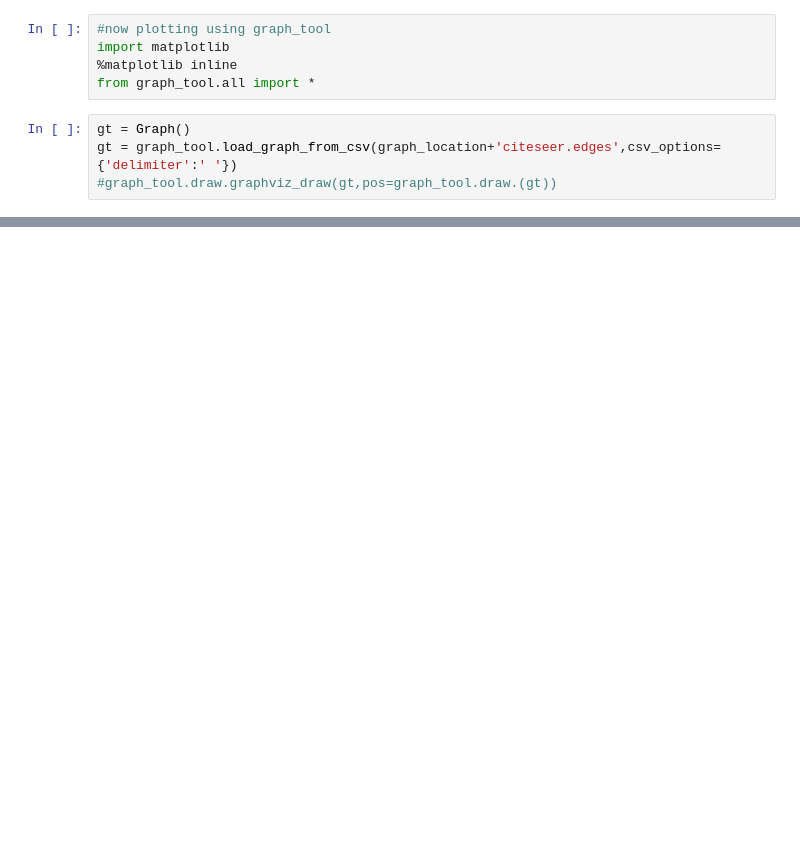
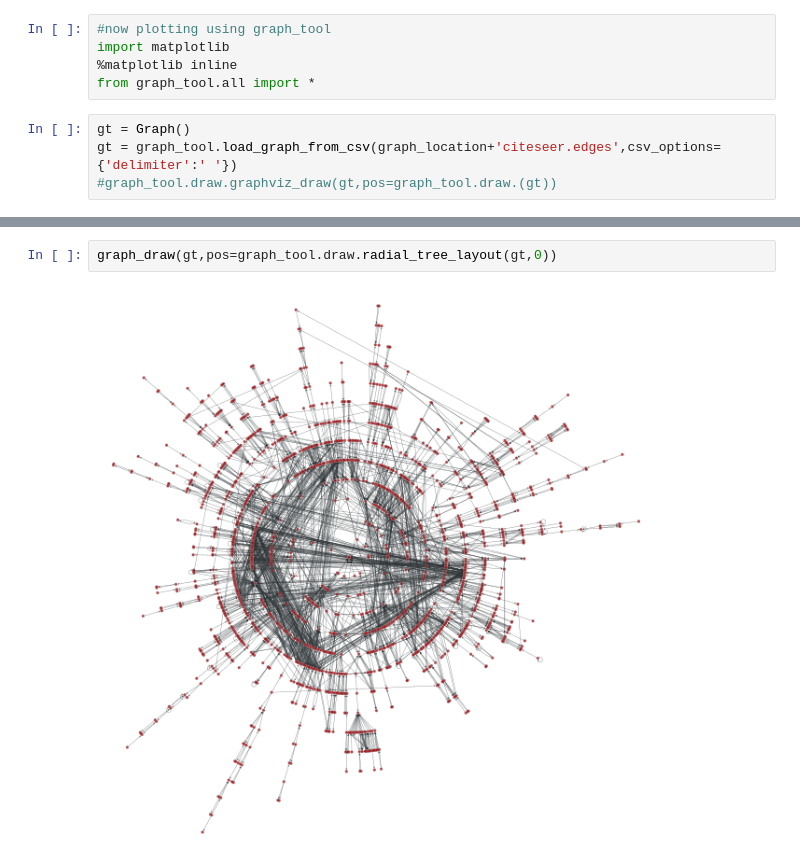
Before and after one commit to sunilkmaurya/graph_embedding, a Jupyter notebook: evaluation/embedding_analysis.ipynb, the cells around one changed output, grey strips where cells are left out. Saved outputs shown, nothing was run; the diff lists cells and outputs as text; blank space fills up the shorter version.

```diff
--- a/evaluation/embedding_analysis.ipynb
+++ b/evaluation/embedding_analysis.ipynb
@@ -194,0 +196,4 @@ graph_tool.draw.fruchterman_reingold_layout(gt,n_iter=100)
+# %%
+graph_draw(gt,pos=graph_tool.draw.radial_tree_layout(gt,0))
+# %% [output]
+[figure, added]
```
Also changed, not shown: parts of 16 cells of this notebook.
